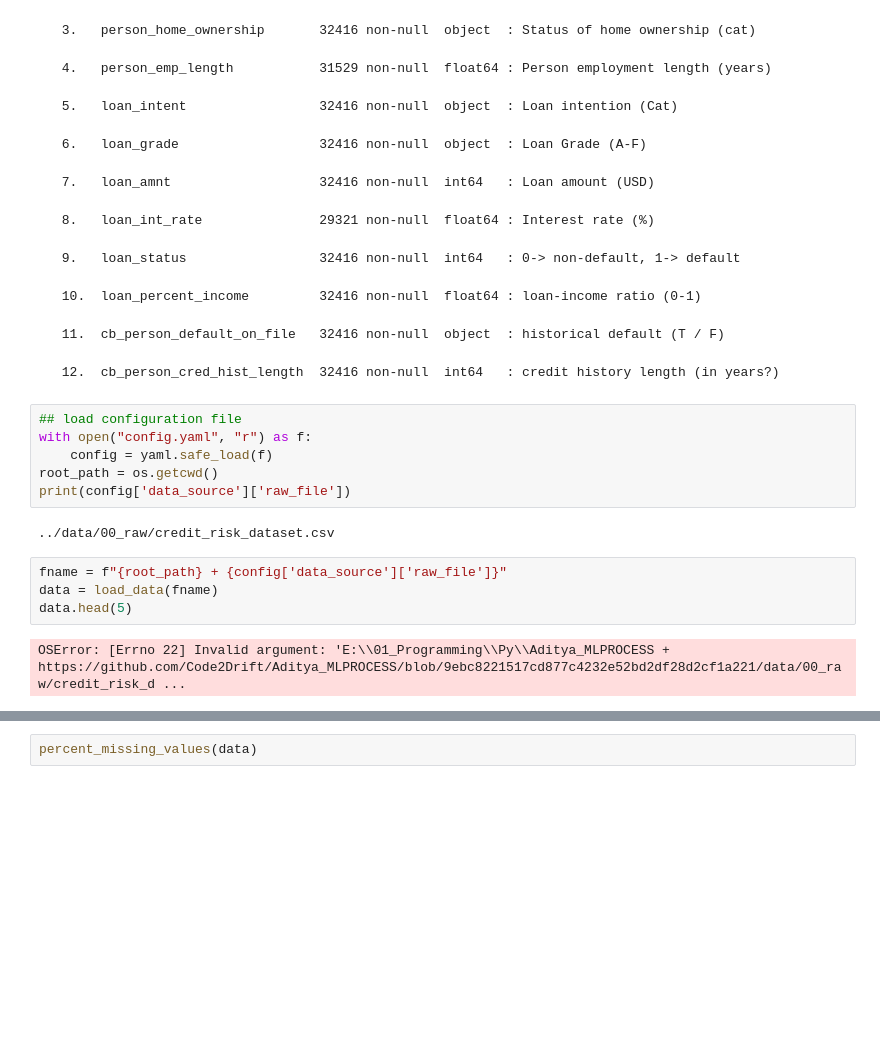
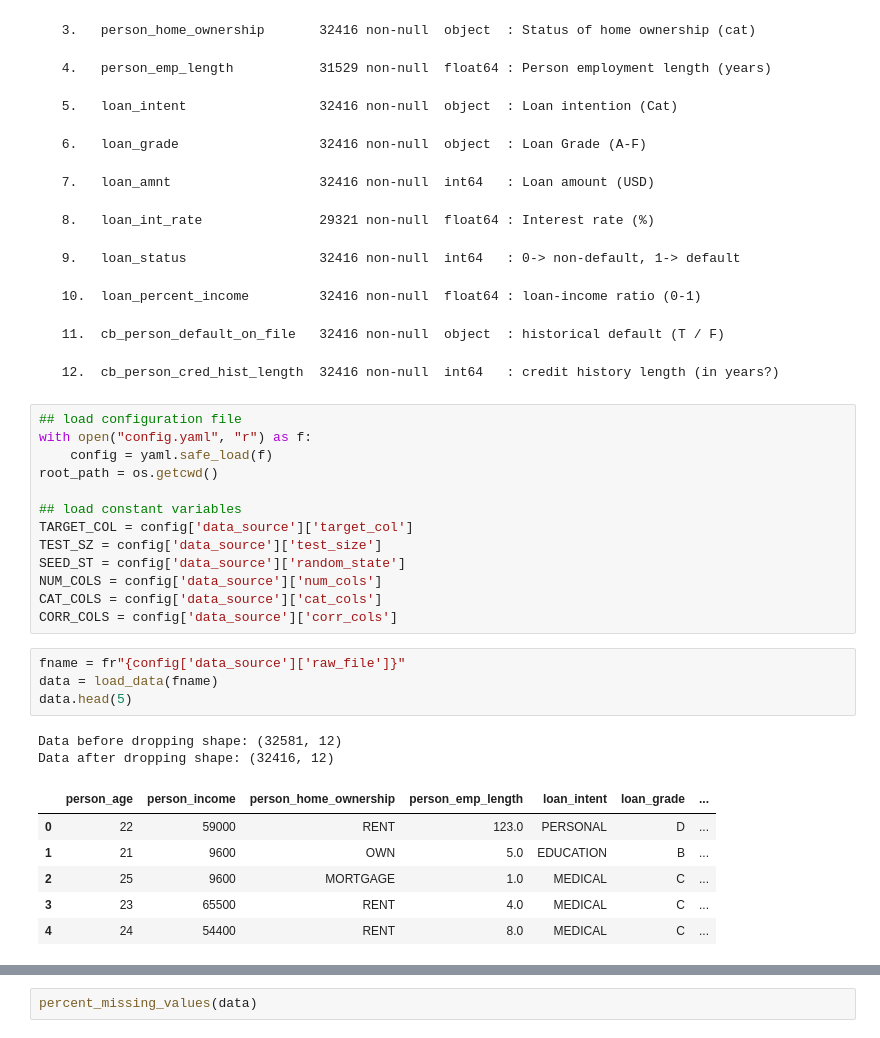
Before and after one commit to Code2Drift/Aditya_MLPROCESS, a Jupyter notebook: data_preparation.ipynb, the cells around one changed output, grey strips where cells are left out. Cells and saved outputs as stored; diff of their text form; blank space fills up the shorter version.

```diff
--- a/data_preparation.ipynb
+++ b/data_preparation.ipynb
@@ -113,12 +113,24 @@ def split_train_test(input, output, test_size, seed, stratify):
 with open("config.yaml", "r") as f:
     config = yaml.safe_load(f)
 root_path = os.getcwd()
-print(config['data_source']['raw_file'])
+
+## load constant variables
+TARGET_COL = config['data_source']['target_col']
+TEST_SZ = config['data_source']['test_size']
+SEED_ST = config['data_source']['random_state']
+NUM_COLS = config['data_source']['num_cols']
+CAT_COLS = config['data_source']['cat_cols']
+CORR_COLS = config['data_source']['corr_cols']
-# %% [output]
-../data/00_raw/credit_risk_dataset.csv
 # %%
-fname = f"{root_path} + {config['data_source']['raw_file']}"
+fname = fr"{config['data_source']['raw_file']}"
 data = load_data(fname)
 data.head(5)
 # %% [output]
-OSError: [Errno 22] Invalid argument: 'E:\\01_Programming\\Py\\Aditya_MLPROCESS + https://github.com/Code2Drift/Aditya_MLPROCESS/blob/9ebc8221517cd877c4232e52bd2df28d2cf1a221/data/00_raw/credit_risk_d ...
+Data before dropping shape: (32581, 12)
+Data after dropping shape: (32416, 12)
+|  | person_age | person_income | person_home_ownership | person_emp_length | loan_intent | loan_grade | ... |
+| 0 | 22 | 59000 | RENT | 123.0 | PERSONAL | D | ... |
+| 1 | 21 | 9600 | OWN | 5.0 | EDUCATION | B | ... |
+| 2 | 25 | 9600 | MORTGAGE | 1.0 | MEDICAL | C | ... |
+| 3 | 23 | 65500 | RENT | 4.0 | MEDICAL | C | ... |
+| 4 | 24 | 54400 | RENT | 8.0 | MEDICAL | C | ... |
```
Also changed, not shown: parts of 10 cells of this notebook, 1 other file.
